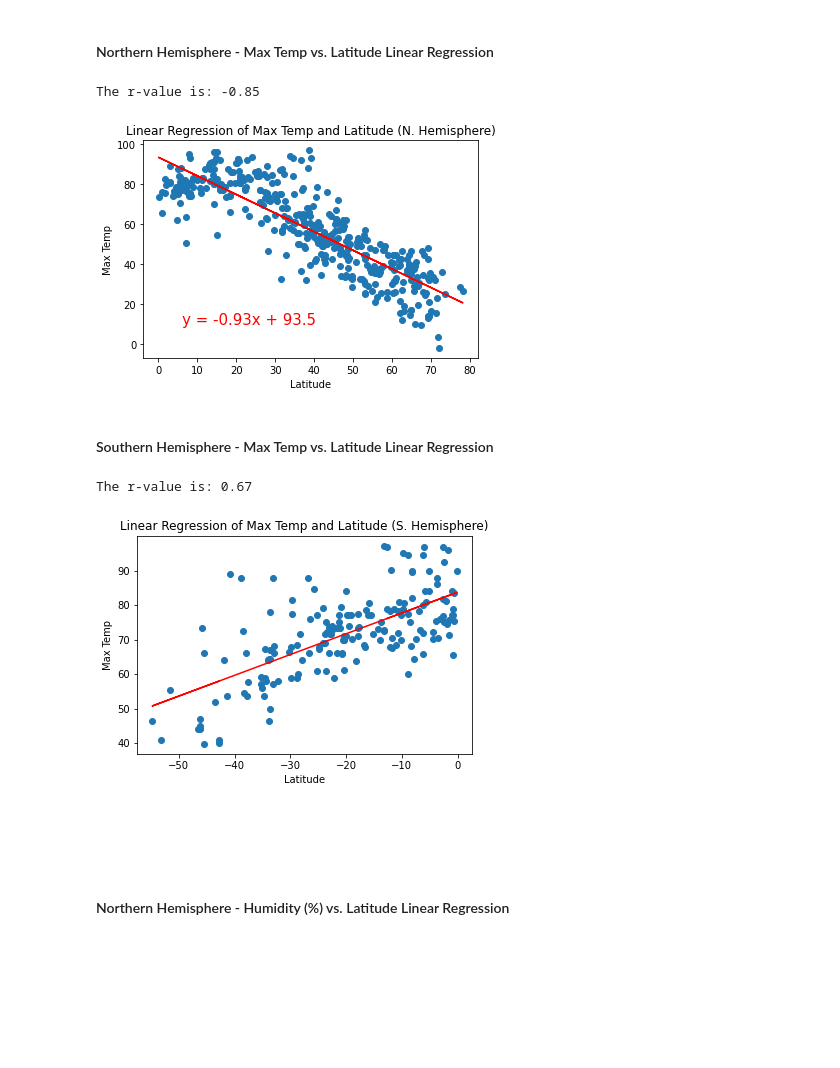
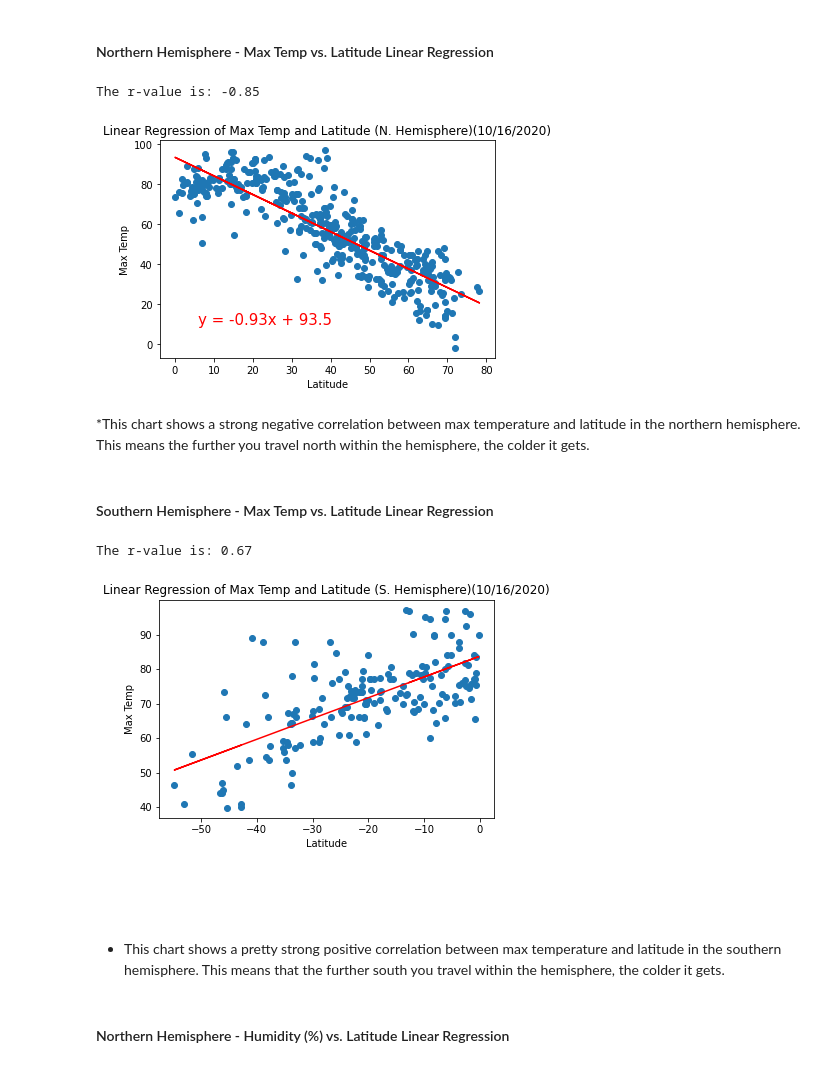
Before and after one commit to KKornegay/python-api-challenge, a Jupyter notebook: WeatherPy/WeatherPy.ipynb, the cells around one changed output. Saved outputs shown, nothing was run; the diff lists cells and outputs as text; code cells hidden in the pictures; blank space fills up the shorter version.

```diff
--- a/WeatherPy/WeatherPy.ipynb
+++ b/WeatherPy/WeatherPy.ipynb
@@ -287,34 +252,36 @@ south_hemi = city_weather_df.loc[city_weather_df["Latitude"]<=0]
 # %%
 #define variables
 north_lat = north_hemi["Latitude"]
 north_temp = north_hemi["Temperature"]
 
 #calculate and print pearson coefficient
 print(f"The r-value is: {round(st.pearsonr(north_temp, north_lat)[0],2)}")
 
 #set variables for linear regression
 x_values = north_lat
 y_values = north_temp
 (slope, intercept, rvalue, pvalue, stderr) = st.linregress(x_values, y_values)
 regress_values = x_values * slope + intercept
 line_eq = "y = " + str(round(slope,2)) + "x + " + str(round(intercept,2))
 
 #chart regression and add labels and title
 plt.scatter(x_values,y_values)
 plt.plot(x_values,regress_values,"r-")
 plt.annotate(line_eq,(6,10),fontsize=15,color="red")
 plt.xlabel('Latitude')
 plt.ylabel('Max Temp')
-plt.title("Linear Regression of Max Temp and Latitude (N. Hemisphere)")
+plt.title(f"Linear Regression of Max Temp and Latitude (N. Hemisphere){date}")
 
 #save chart as png
 plt.savefig("output_data/N_Hemi_MaxTemp_vs_Lat_regression.png")
 
 #display chart
 plt.show()
 # %% [output]
 The r-value is: -0.85
-[figure, old version]
+[figure, new version]
+# %% [markdown]
+*This chart shows a strong negative correlation between max temperature and latitude in the northern hemisphere. This means the further you travel north within the hemisphere, the colder it gets.
 # %% [markdown]
 ####  Southern Hemisphere - Max Temp vs. Latitude Linear Regression
 # %%
@@ -338,7 +305,7 @@ plt.plot(x_values,regress_values,"r-")
 plt.annotate(line_eq,(6,10),fontsize=15,color="red")
 plt.xlabel('Latitude')
 plt.ylabel('Max Temp')
-plt.title("Linear Regression of Max Temp and Latitude (S. Hemisphere)")
+plt.title(f"Linear Regression of Max Temp and Latitude (S. Hemisphere){date}")
 
 #save chart as png
 plt.savefig("output_data/S_Hemi_MaxTemp_vs_Lat_regression.png")
@@ -347,7 +314,9 @@ plt.savefig("output_data/S_Hemi_MaxTemp_vs_Lat_regression.png")
 plt.show()
 # %% [output]
 The r-value is: 0.67
-[figure, old version]
+[figure, new version]
+# %% [markdown]
+* This chart shows a pretty strong positive correlation between max temperature and latitude in the southern hemisphere. This means that the further south you travel within the hemisphere, the colder it gets.
 # %% [markdown]
 ####  Northern Hemisphere - Humidity (%) vs. Latitude Linear Regression
 # %%
```
Also changed, not shown: parts of 32 cells of this notebook, 8 other files.
